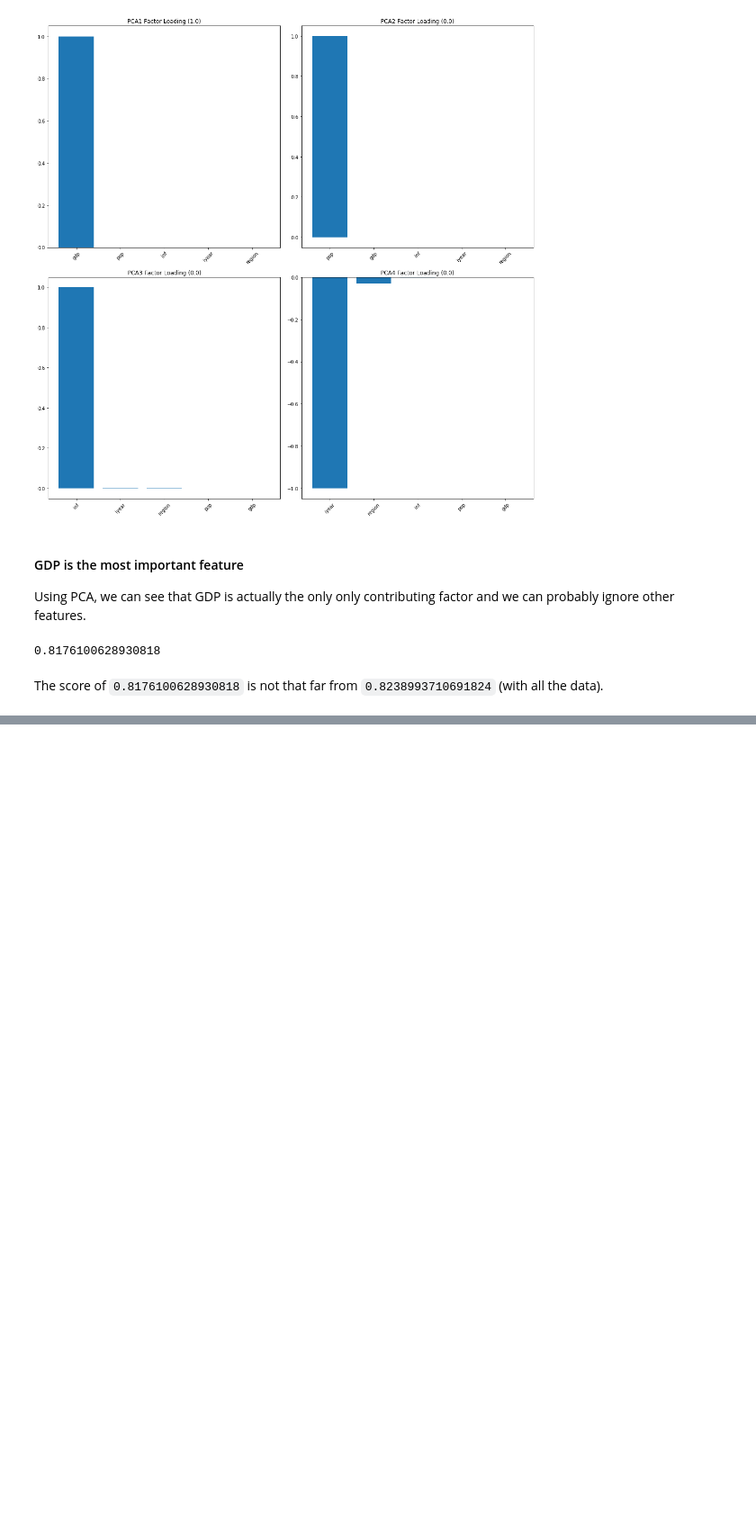
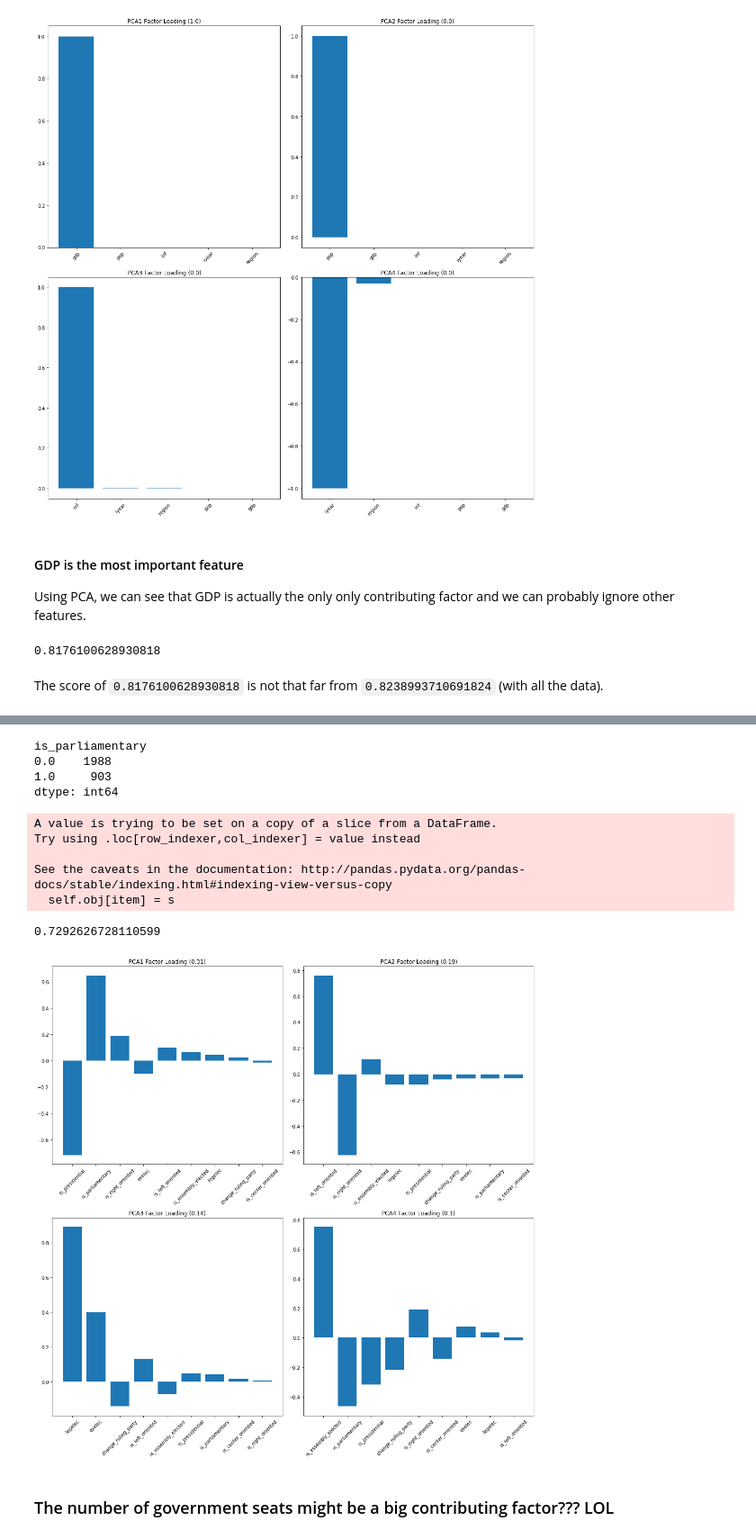
Before and after one commit to ninnzz/cs297_1, a Jupyter notebook: notebooks/Terrorism Data.ipynb, the cells around one changed output, grey strips where cells are left out. Shown at 90% size. Drawn from its saved outputs; the diff is of its cells as text; code cells hidden in the pictures; blank space fills up the shorter version.

```diff
--- a/notebooks/Terrorism Data.ipynb
+++ b/notebooks/Terrorism Data.ipynb
@@ -230,0 +284,26 @@ The score of `0.8176100628930818` is not that far from `0.8238993710691824` (wit
+# %%
+gov_terror.groupby('is_parliamentary').size()
+# Just convert it to 0 since its just 48
+# %% [output]
+is_parliamentary
+0.0    1988
+1.0     903
+dtype: int64
+# %%
+gov_terror.loc[gov_terror.military == -999.0, 'military'] = 0.0
+gov_terror.loc[gov_terror.legelec == -999.0, 'legelec'] = 0.0
+gov_terror.loc[gov_terror.exelec == -999.0, 'exelec'] = 0.0
+# %% [output]
+A value is trying to be set on a copy of a slice from a DataFrame.
+Try using .loc[row_indexer,col_indexer] = value instead
+
+See the caveats in the documentation: http://pandas.pydata.org/pandas-docs/stable/indexing.html#indexing-view-versus-copy
+  self.obj[item] = s
+# %%
+gov_terror = gov_terror.fillna(gov_terror.mean())
+# %%
+X = gov_terror[['iyear', 'country', 'military', 'numopp', 'numadmin', 'legelec', 'exelec', 'is_presidential', 'is_parliamentary', 'is_essembly_elected',
+    'is_left_oriented', 'is_right_oriented', 'is_center_oriented', 'change_ruling_party']]
+y = gov_terror['attack_category']
+
+X_train, X_test, y_train, y_test = train_test_split(X, y, test_size=0.3, random_state=1234)
@@ -230,0 +313,28 @@ The score of `0.8176100628930818` is not that far from `0.8238993710691824` (wit
+# %%
+score = clf.score(X_test, y_test)
+print(score)
+# %% [output]
+0.7292626728110599
+# %%
+# Do PCA on the X
+pca = PCA(n_components=4).fit(X)
+loadings = pca.components_
+var = pca.explained_variance_ratio_
+headers = X.columns
+# %%
+fig, axes = plt.subplots(figsize=(15, 15))
+
+for i, ax in enumerate(var):
+    plt.subplot(2, 2, i+1)
+    plt.title('PCA{} Factor Loading ({})'.format(i+1, round(var[i], 2)))
+    data = zip(headers, loadings[i], abs(loadings[i]))
+    headers_s, loadings_actual, loadings_abs = zip(*sorted(data, reverse=True, key=itemgetter(2)))
+    plt.bar(range(len(headers)), loadings_actual)
+    plt.xticks(range(len(headers)), headers_s, rotation=45)
+
+plt.tight_layout()
+plt.show()
+# %% [output]
+[figure, added]
+# %% [markdown]
+### The number of government seats might be a big contributing factor??? LOL
```
Also changed, not shown: parts of 8 cells of this notebook, 1 other file.
